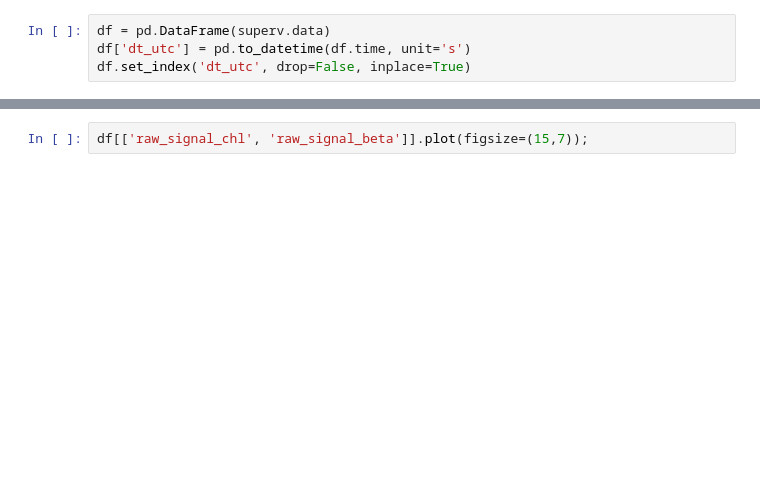
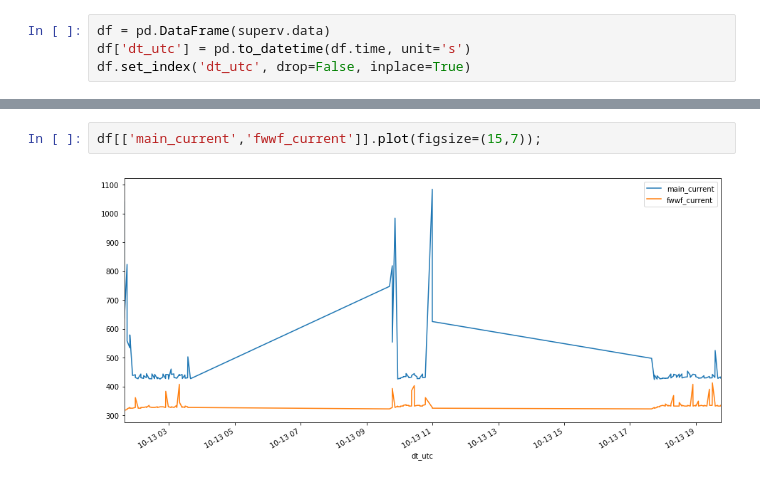
Before and after one commit to cwingard/cgsn-parsers, a Jupyter notebook: notebooks/read_stc_superv.ipynb, the cells around one changed output, grey strips where cells are left out. Drawn from its saved outputs; the diff is of its cells as text; blank space fills up the shorter version.

```diff
--- a/notebooks/read_stc_superv.ipynb
+++ b/notebooks/read_stc_superv.ipynb
@@ -49,2 +101,4 @@ df.tail(5)
 # %%
-df[['raw_signal_chl', 'raw_signal_beta']].plot(figsize=(15,7));
+df[['main_current','fwwf_current']].plot(figsize=(15,7));
+# %% [output]
+[figure, added]
```
Also changed, not shown: parts of 5 cells of this notebook, 4 other files.
